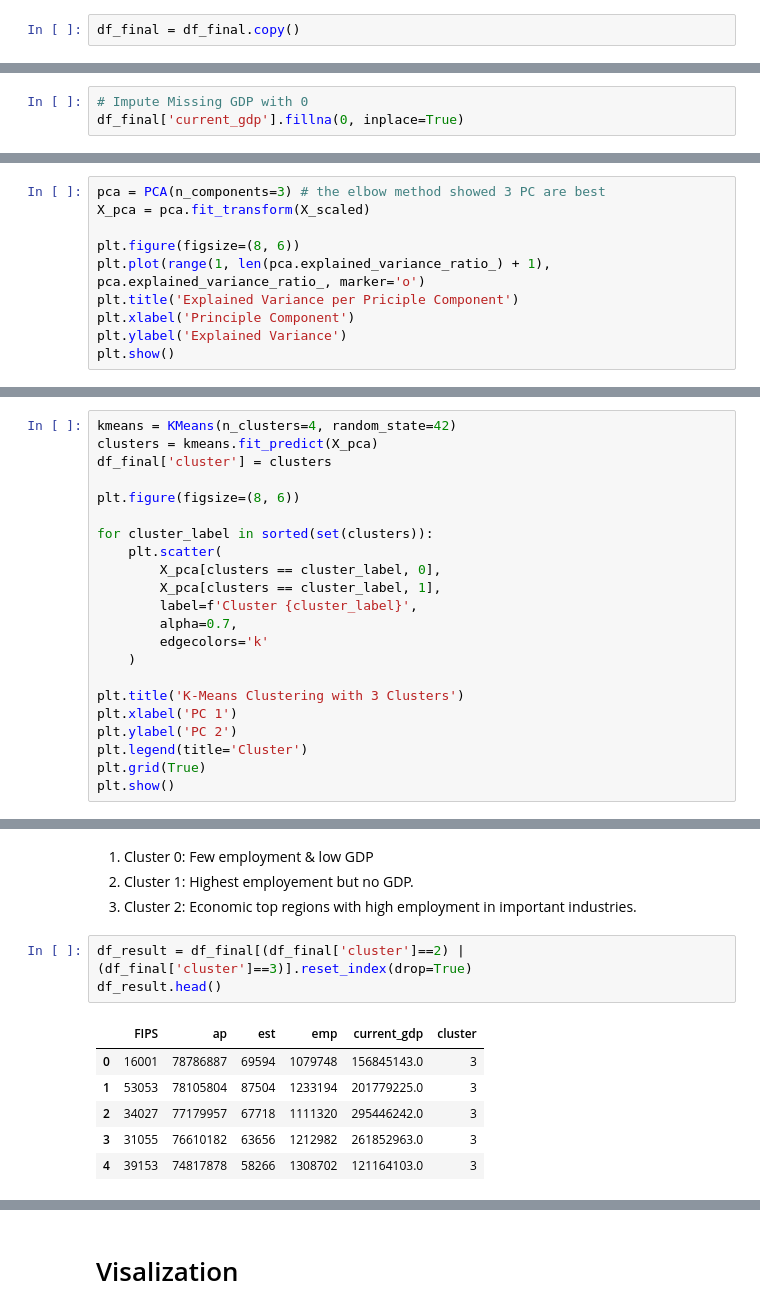
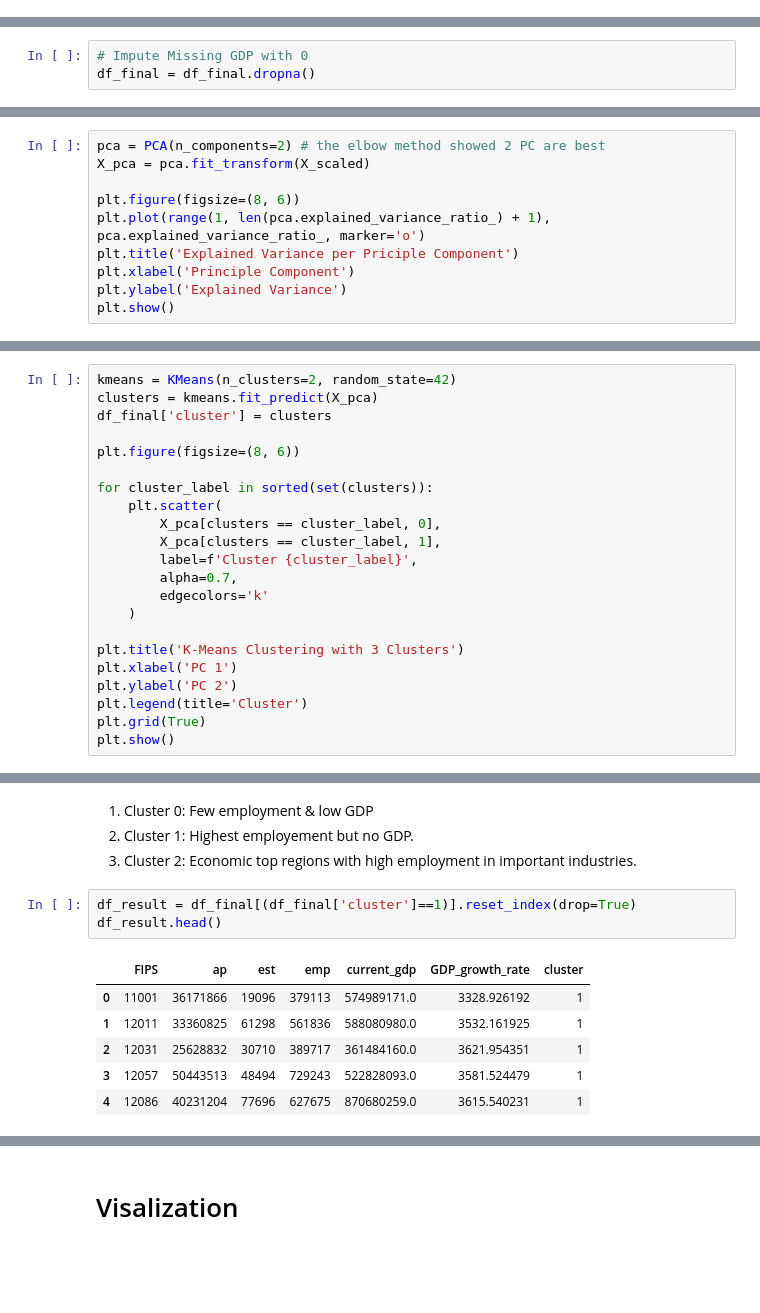
Before and after one commit to florivz/DDM-Project-WS24-25, a Jupyter notebook: analysis.ipynb, the cells around one changed output, grey strips where cells are left out. Cells and saved outputs as stored; diff of their text form; blank space fills up the shorter version.

```diff
--- a/analysis.ipynb
+++ b/analysis.ipynb
@@ -268,4 +469,2 @@ df_final.head()
 # %% [markdown]
 # Data Preprocessing
-# %%
-df_final = df_final.copy()
@@ -272,3 +480,3 @@ df_final = df_final.copy()
 # %%
 # Impute Missing GDP with 0
-df_final['current_gdp'].fillna(0, inplace=True)
+df_final = df_final.dropna()
@@ -290,7 +491,7 @@ X_scaled = scaler.fit_transform(X)
 # %% [markdown]
 # PCA
 # %%
-pca = PCA(n_components=3) # the elbow method showed 3 PC are best
+pca = PCA(n_components=2) # the elbow method showed 2 PC are best
 X_pca = pca.fit_transform(X_scaled)
 
 plt.figure(figsize=(8, 6))
@@ -325,5 +526,5 @@ plt.show()
 # %%
-kmeans = KMeans(n_clusters=4, random_state=42)
+kmeans = KMeans(n_clusters=2, random_state=42)
 clusters = kmeans.fit_predict(X_pca)
 df_final['cluster'] = clusters
 
@@ -400,15 +641,15 @@ print(cluster_summary)
 2.   Cluster 1: Highest employement but no GDP.
 3.   Cluster 2: Economic top regions with high employment in important industries.
 # %%
-df_result = df_final[(df_final['cluster']==2) | (df_final['cluster']==3)].reset_index(drop=True)
+df_result = df_final[(df_final['cluster']==1)].reset_index(drop=True)
 df_result.head()
 # %% [output]
-|  | FIPS | ap | est | emp | current_gdp | cluster |
-| 0 | 16001 | 78786887 | 69594 | 1079748 | 156845143.0 | 3 |
-| 1 | 53053 | 78105804 | 87504 | 1233194 | 201779225.0 | 3 |
-| 2 | 34027 | 77179957 | 67718 | 1111320 | 295446242.0 | 3 |
-| 3 | 31055 | 76610182 | 63656 | 1212982 | 261852963.0 | 3 |
-| 4 | 39153 | 74817878 | 58266 | 1308702 | 121164103.0 | 3 |
+|  | FIPS | ap | est | emp | current_gdp | GDP_growth_rate | cluster |
+| 0 | 11001 | 36171866 | 19096 | 379113 | 574989171.0 | 3328.926192 | 1 |
+| 1 | 12011 | 33360825 | 61298 | 561836 | 588080980.0 | 3532.161925 | 1 |
+| 2 | 12031 | 25628832 | 30710 | 389717 | 361484160.0 | 3621.954351 | 1 |
+| 3 | 12057 | 50443513 | 48494 | 729243 | 522828093.0 | 3581.524479 | 1 |
+| 4 | 12086 | 40231204 | 77696 | 627675 | 870680259.0 | 3615.540231 | 1 |
 # %%
 df_result.info()
 # %% [output]
```
Also changed, not shown: parts of 40 cells of this notebook.
